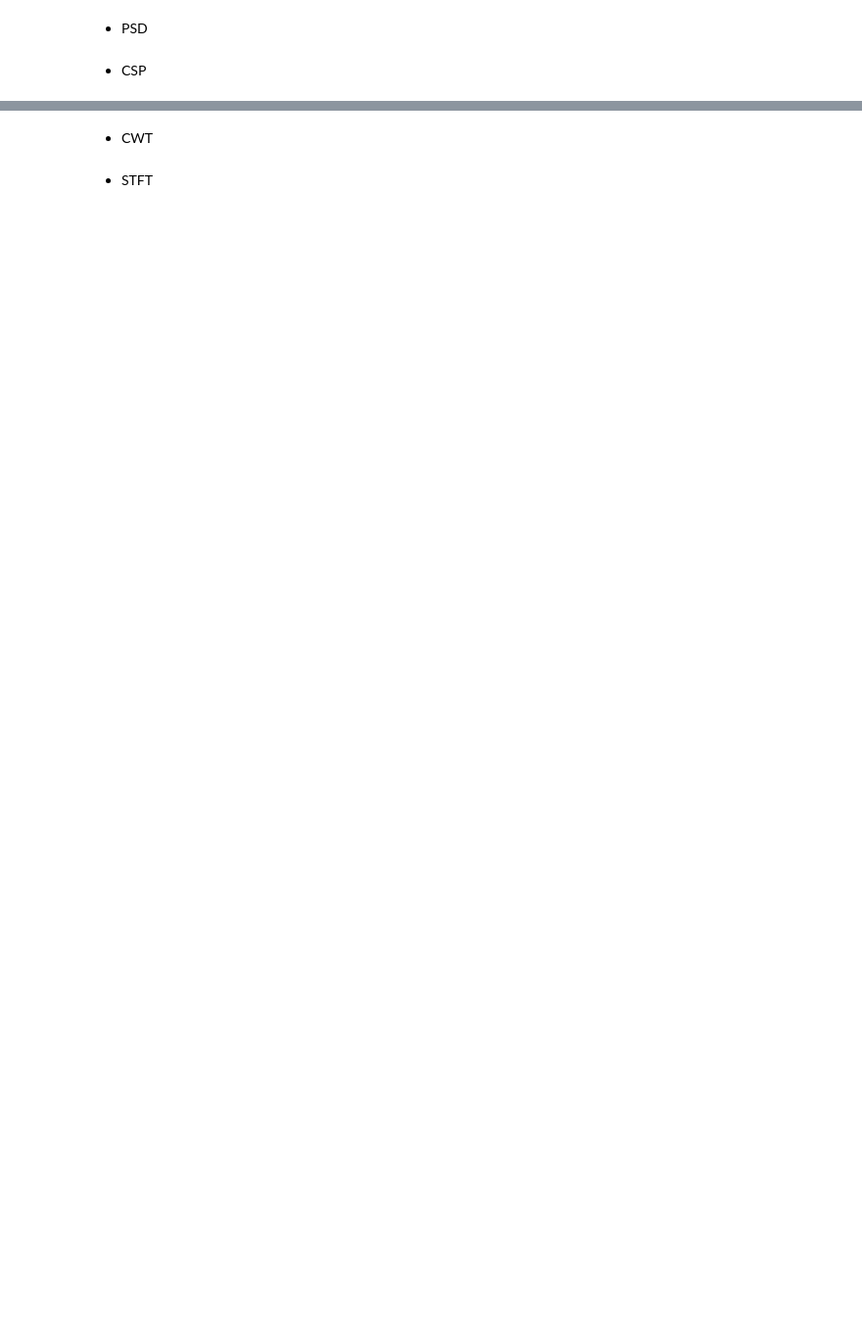
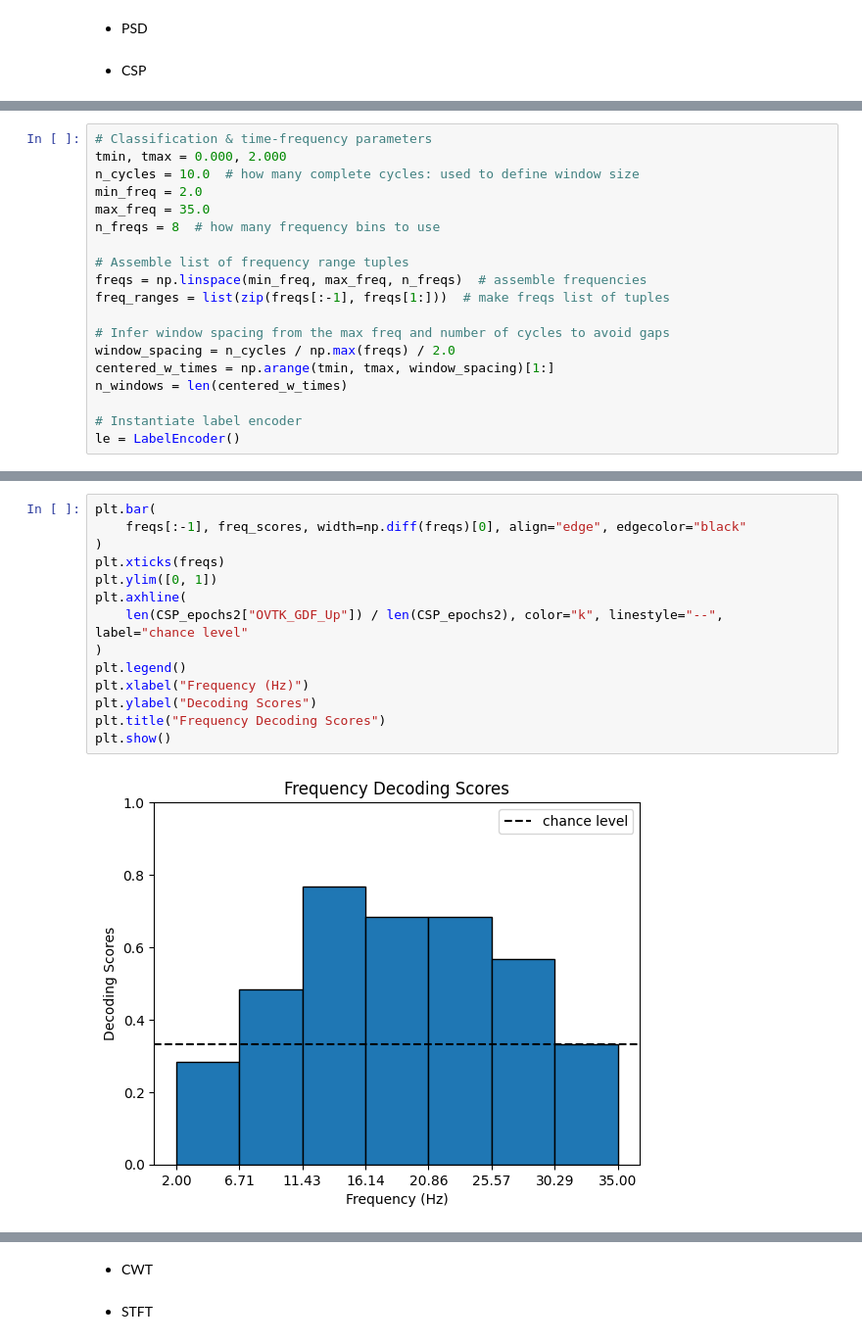
Before and after one commit to pipogood/Senior_Thesis, a Jupyter notebook: Data_preprocessing.ipynb, the cells around one changed output, grey strips where cells are left out. Shown at 98% size. Drawn from its saved outputs; the diff is of its cells as text; blank space fills up the shorter version.

```diff
--- a/Data_preprocessing.ipynb
+++ b/Data_preprocessing.ipynb
@@ -362,0 +541,19 @@ Converting "ch_type" to "category"...
+# %%
+# Classification & time-frequency parameters
+tmin, tmax = 0.000, 2.000
+n_cycles = 10.0  # how many complete cycles: used to define window size
+min_freq = 2.0
+max_freq = 35.0
+n_freqs = 8  # how many frequency bins to use
+
+# Assemble list of frequency range tuples
+freqs = np.linspace(min_freq, max_freq, n_freqs)  # assemble frequencies
+freq_ranges = list(zip(freqs[:-1], freqs[1:]))  # make freqs list of tuples
+
+# Infer window spacing from the max freq and number of cycles to avoid gaps
+window_spacing = n_cycles / np.max(freqs) / 2.0
+centered_w_times = np.arange(tmin, tmax, window_spacing)[1:]
+n_windows = len(centered_w_times)
+
+# Instantiate label encoder
+le = LabelEncoder()
@@ -362,0 +734,16 @@ Converting "ch_type" to "category"...
+# %%
+plt.bar(
+    freqs[:-1], freq_scores, width=np.diff(freqs)[0], align="edge", edgecolor="black"
+)
+plt.xticks(freqs)
+plt.ylim([0, 1])
+plt.axhline(
+    len(CSP_epochs2["OVTK_GDF_Up"]) / len(CSP_epochs2), color="k", linestyle="--", label="chance level"
+)
+plt.legend()
+plt.xlabel("Frequency (Hz)")
+plt.ylabel("Decoding Scores")
+plt.title("Frequency Decoding Scores")
+plt.show()
+# %% [output]
+[figure, added]
```
Also changed, not shown: parts of 11 cells of this notebook.
